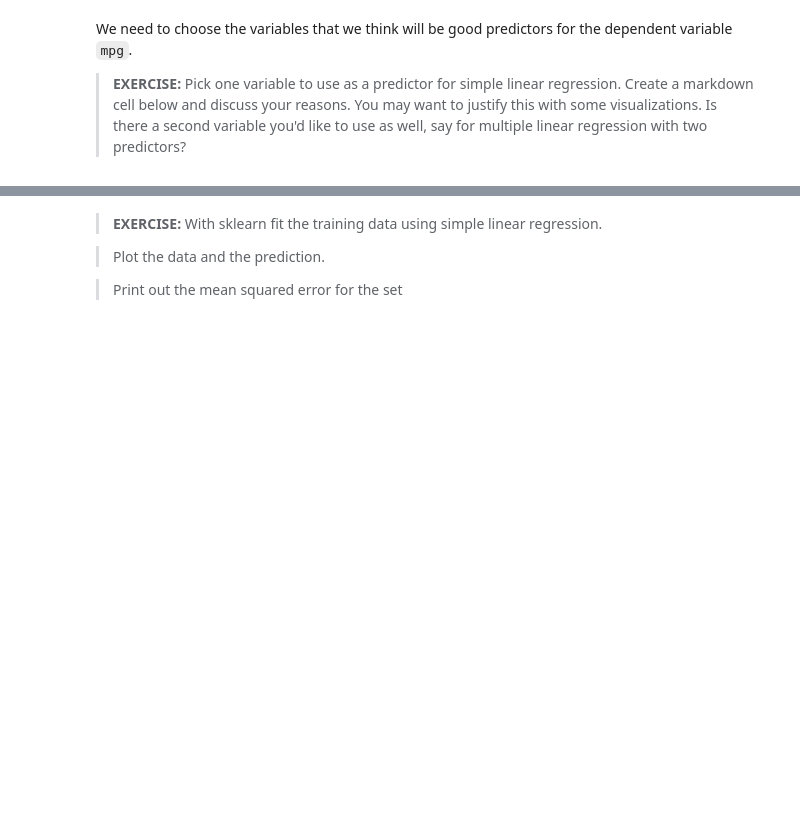
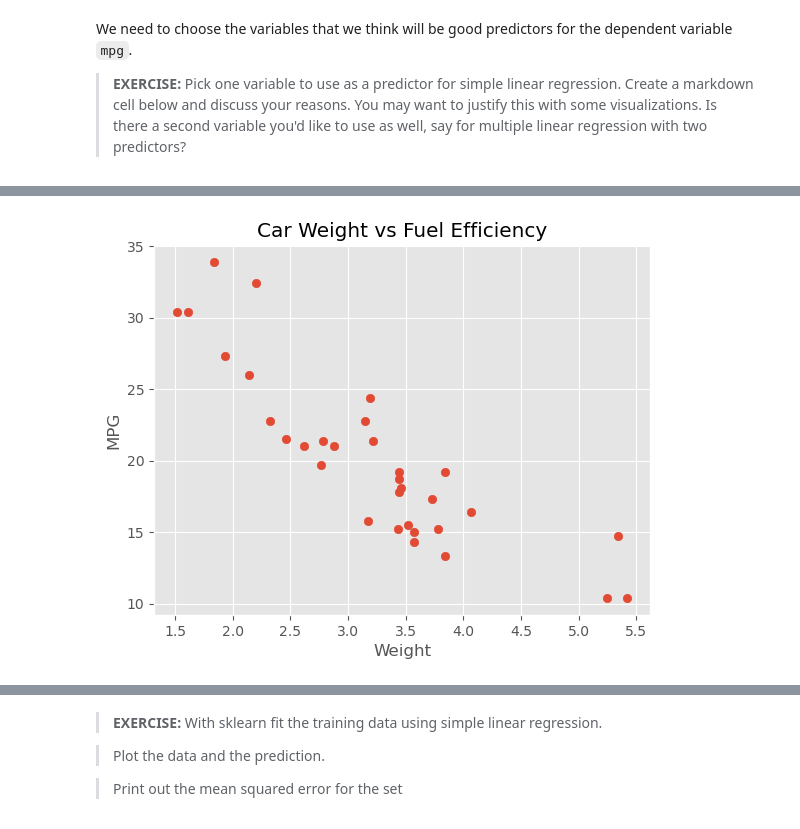
Before and after one commit to Glogover/machine_learning, a Jupyter notebook: my-work/LinearRegression.ipynb, the cells around one changed output, grey strips where cells are left out. Drawn from its saved outputs; the diff is of its cells as text; code cells hidden in the pictures; blank space fills up the shorter version.

```diff
--- a/my-work/LinearRegression.ipynb
+++ b/my-work/LinearRegression.ipynb
@@ -278,2 +312,10 @@ We need to choose the variables that we think will be good predictors for the de
 # %%
-#your code (if any) here
+# Scatter plot of car weight vs fuel efficiency
+
+plt.scatter(dfcars['wt'], dfcars['mpg'])
+plt.xlabel('Weight')
+plt.ylabel('MPG')
+plt.title('Car Weight vs Fuel Efficiency')
+plt.show()
+# %% [output]
+[figure, added]
```
Also changed, not shown: parts of 22 cells of this notebook.
